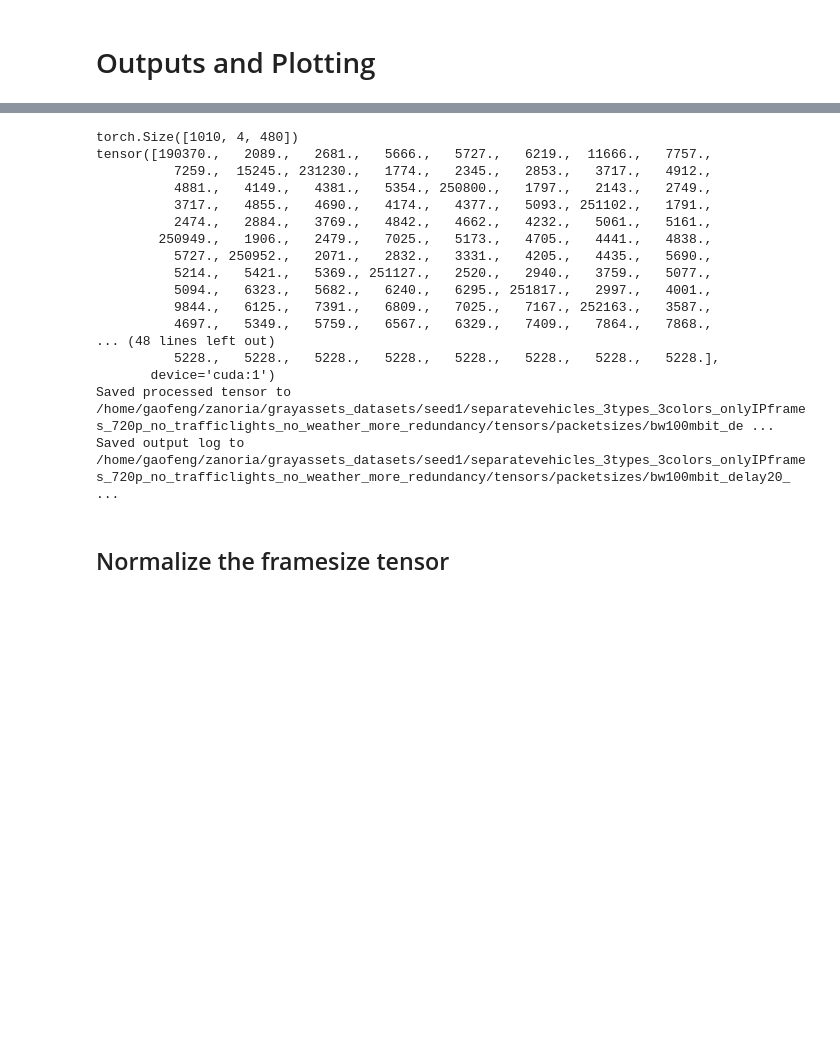
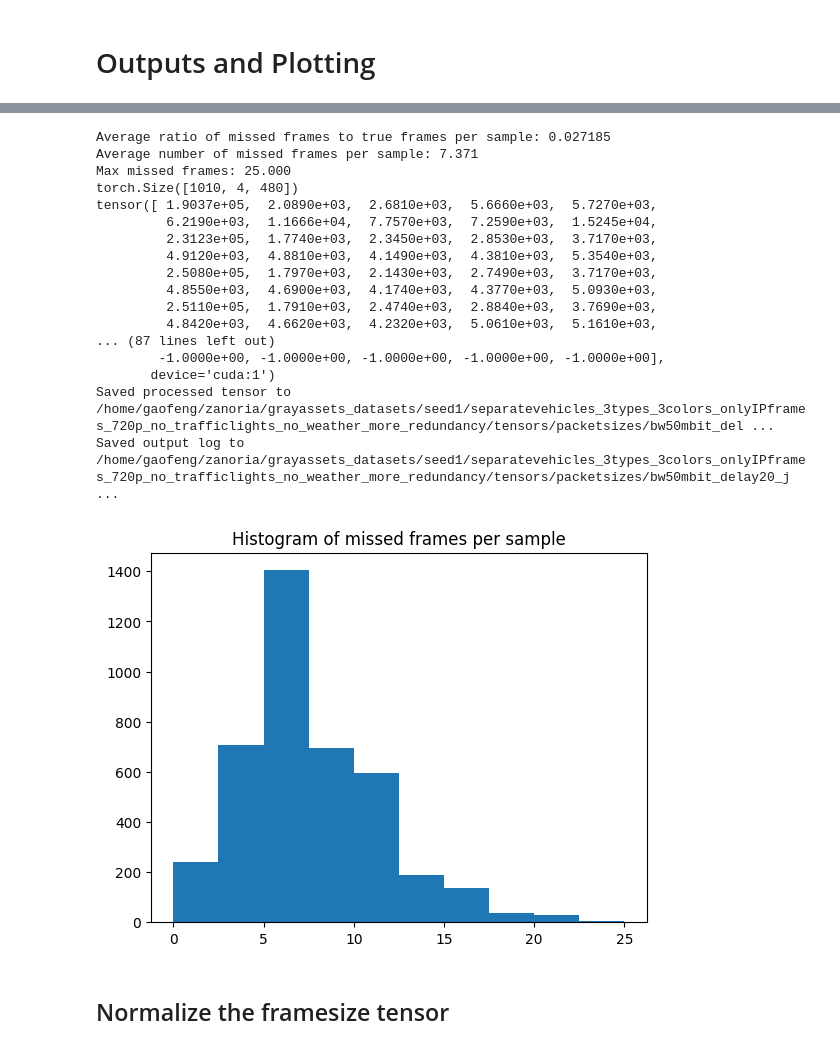
Before and after one commit to IsaacZanoria/Grayassets_carla_sequential_notebooks, a Jupyter notebook: 4a_Group_packets_into_framesizes_from_a_learned_model.ipynb, the cells around one changed output, grey strips where cells are left out. Drawn from its saved outputs; the diff is of its cells as text; code cells hidden in the pictures; blank space fills up the shorter version.

```diff
--- a/4a_Group_packets_into_framesizes_from_a_learned_model.ipynb
+++ b/4a_Group_packets_into_framesizes_from_a_learned_model.ipynb
@@ -902,7 +902,8 @@ def build_egtn_tensor(   # keeps the original name for drop-in use, but returns
                 pass
             elif L < L_fixed:
                 fixed[:L] = sums
-                fixed[L:] = sums[-1]
+                # fixed[L:] = sums[-1]
+                fixed[L:] = -1
             else:
                 fixed[:] = sums[:L_fixed]
 
@@ -971,35 +960,54 @@ Average number of missed frames per sample: 4.078
 # %%
+if frame_mismatch_ratios.size:
+    line = f"Average ratio of missed frames to true frames per sample: {frame_mismatch_ratios.mean():.6f}"
+    print(line)
+    outputs.append(line)
+    line = f"Average number of missed frames per sample: {frame_mismatch_counts.mean():.3f}"
+    print(line)
+    outputs.append(line)
+    line = f"Max missed frames: {frame_mismatch_counts.max():.3f}"
+    print(line)
+    outputs.append(line)
+
+import matplotlib.pyplot as plt
+plt.hist(frame_mismatch_counts)
+plt.title("Histogram of missed frames per sample")
+
+from datetime import datetime
+outputs.append(f"Run finished at {datetime.now()}")
+
 print(egtn.shape)
 print(egtn[0,0,:])
 output_tensor_path = OUTPUT_TENSORS_ROOT / "learned_grouping_tensor.pt"
 torch.save(egtn, output_tensor_path)
 print(f"Saved processed tensor to {output_tensor_path}")
 
 for i, s in enumerate(outputs):
     outputs[i] = s + "\n"
 
 output_log_path = OUTPUT_TENSORS_ROOT / "learned_grouping_output_log.txt"
 with open(output_log_path, 'w') as file:
     file.writelines(outputs)
 print(f"Saved output log to {output_tensor_path}")
 # %% [output]
+Average ratio of missed frames to true frames per sample: 0.027185
+Average number of missed frames per sample: 7.371
+Max missed frames: 25.000
 torch.Size([1010, 4, 480])
-tensor([190370.,   2089.,   2681.,   5666.,   5727.,   6219.,  11666.,   7757.,
-          7259.,  15245., 231230.,   1774.,   2345.,   2853.,   3717.,   4912.,
-          4881.,   4149.,   4381.,   5354., 250800.,   1797.,   2143.,   2749.,
-          3717.,   4855.,   4690.,   4174.,   4377.,   5093., 251102.,   1791.,
-          2474.,   2884.,   3769.,   4842.,   4662.,   4232.,   5061.,   5161.,
-        250949.,   1906.,   2479.,   7025.,   5173.,   4705.,   4441.,   4838.,
-          5727., 250952.,   2071.,   2832.,   3331.,   4205.,   4435.,   5690.,
-          5214.,   5421.,   5369., 251127.,   2520.,   2940.,   3759.,   5077.,
-          5094.,   6323.,   5682.,   6240.,   6295., 251817.,   2997.,   4001.,
-          9844.,   6125.,   7391.,   6809.,   7025.,   7167., 252163.,   3587.,
-          4697.,   5349.,   5759.,   6567.,   6329.,   7409.,   7864.,   7868.,
-... (48 lines left out)
-          5228.,   5228.,   5228.,   5228.,   5228.,   5228.,   5228.,   5228.],
+tensor([ 1.9037e+05,  2.0890e+03,  2.6810e+03,  5.6660e+03,  5.7270e+03,
+         6.2190e+03,  1.1666e+04,  7.7570e+03,  7.2590e+03,  1.5245e+04,
+         2.3123e+05,  1.7740e+03,  2.3450e+03,  2.8530e+03,  3.7170e+03,
+         4.9120e+03,  4.8810e+03,  4.1490e+03,  4.3810e+03,  5.3540e+03,
+         2.5080e+05,  1.7970e+03,  2.1430e+03,  2.7490e+03,  3.7170e+03,
+         4.8550e+03,  4.6900e+03,  4.1740e+03,  4.3770e+03,  5.0930e+03,
+         2.5110e+05,  1.7910e+03,  2.4740e+03,  2.8840e+03,  3.7690e+03,
+         4.8420e+03,  4.6620e+03,  4.2320e+03,  5.0610e+03,  5.1610e+03,
+... (87 lines left out)
+        -1.0000e+00, -1.0000e+00, -1.0000e+00, -1.0000e+00, -1.0000e+00],
        device='cuda:1')
-Saved processed tensor to /home/gaofeng/zanoria/grayassets_datasets/seed1/separatevehicles_3types_3colors_onlyIPframes_720p_no_trafficlights_no_weather_more_redundancy/tensors/packetsizes/bw100mbit_de ...
-Saved output log to /home/gaofeng/zanoria/grayassets_datasets/seed1/separatevehicles_3types_3colors_onlyIPframes_720p_no_trafficlights_no_weather_more_redundancy/tensors/packetsizes/bw100mbit_delay20_ ...
+Saved processed tensor to /home/gaofeng/zanoria/grayassets_datasets/seed1/separatevehicles_3types_3colors_onlyIPframes_720p_no_trafficlights_no_weather_more_redundancy/tensors/packetsizes/bw50mbit_del ...
+Saved output log to /home/gaofeng/zanoria/grayassets_datasets/seed1/separatevehicles_3types_3colors_onlyIPframes_720p_no_trafficlights_no_weather_more_redundancy/tensors/packetsizes/bw50mbit_delay20_j ...
+[figure, added]
 # %% [markdown]
 ## Normalize the framesize tensor
 # %%
```
Also changed, not shown: parts of 19 cells of this notebook, 5 other files.
